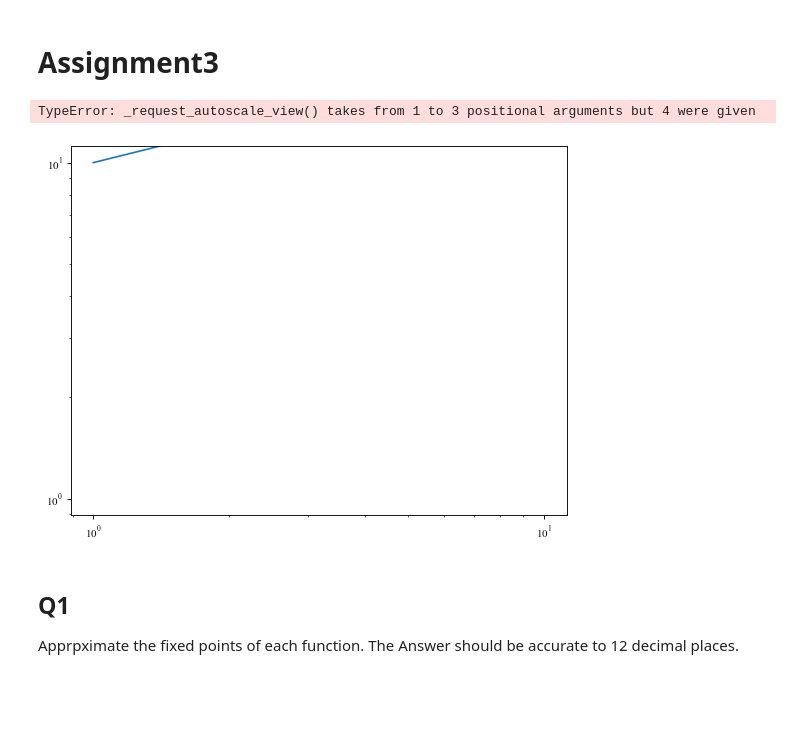
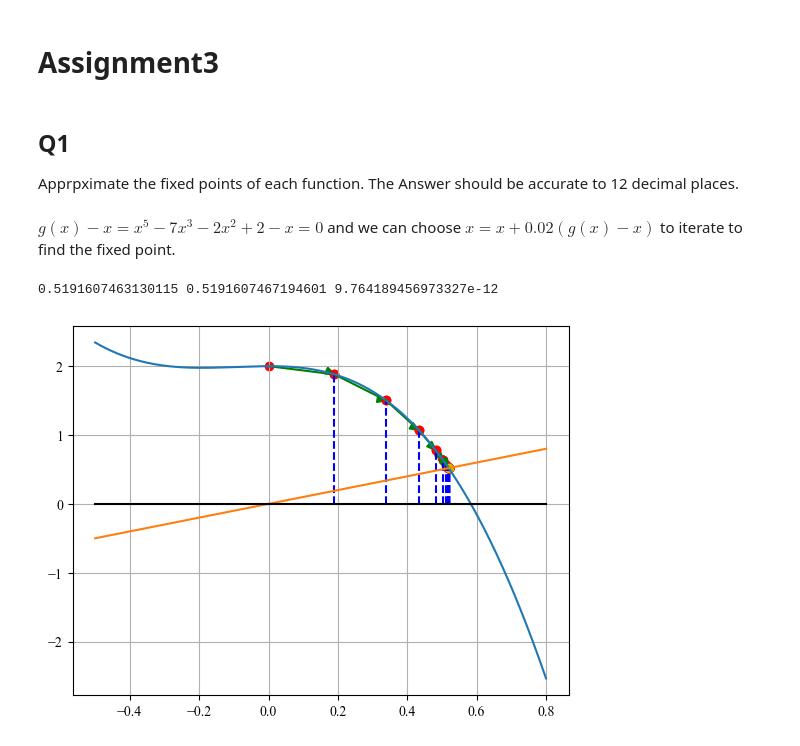
Before and after one commit to Seas00n/Advanced-Numerous-Method-2023, a Jupyter notebook: Assignment3/assignment3.ipynb, the cells around one changed output. Drawn from its saved outputs; the diff is of its cells as text; code cells hidden in the pictures; blank space fills up the shorter version.

```diff
--- a/Assignment3/assignment3.ipynb
+++ b/Assignment3/assignment3.ipynb
@@ -1,13 +1,2 @@
 # %% [markdown]
 # Assignment3
-# %%
-import numpy as np
-import matplotlib.pyplot as plt
-from arrowline import *
-fig = plt.figure(figsize=(8,6),dpi=80)
-ax = fig.add_subplot(1,1,1)
-arrowline(ax,np.array([1,1000]),np.array([10,100]),cosys='loglog')
-arrowline(ax,np.array([2,1000]),np.array([10,1000]),cosys='loglog')
-# %% [output]
-TypeError: _request_autoscale_view() takes from 1 to 3 positional arguments but 4 were given
-[figure, removed]
@@ -16,24 +9,26 @@ TypeError: _request_autoscale_view() takes from 1 to 3 positional arguments but
 Apprpximate the fixed points of each function. The Answer should be accurate to 12 decimal places.
 # %%
 
-def fixed_point_root_finding(fun,x_,x_start,x_end):
+def fixed_point_root_finding(fun,x0,x_start,x_end,lamda = 0.01):
     fig,ax = plt.subplots()
     ax.grid(True)
-    x0 = x_start
-    x1 = fun(x0)
+    x1 = x0+lamda*(fun(x0)-x0)
     error = abs(x1-x0)
     counter = 0
     x_buffer = [x0]
+    last_plot_x0 = x0
+    last_plot_y0 = fun(x0)
     while error>1e-11:
-        x1 = x0-0.01*(fun(x0)-x0)
+        x1 = x0+lamda*(fun(x0)-x0)
         y0 = fun(x0)
         y1 = fun(x1)
         error = abs(x1-x0)
-        if counter%10==0:
-            ax.plot(np.array([x0,x0]),np.array([0,y0]),linestyle='-',color='b')
-            # arrowline(ax,[x0,x1],[y0,y0],style='to_back',arrow_size=1.5,d_frac=0.5)
-            # arrowline(ax,[x1,x1],[y0,y1],style='to_back',arrow_size=1.5,d_frac=0.5)
-            ax.scatter(np.array([x0,x1]),np.array([y0,y1]),color='r')
+        if counter%5==0 and counter>0:
+            ax.plot(np.array([x0,x0]),np.array([0,y0]),linestyle='--',color='b')
+            arrowline(ax,[last_plot_x0,x0],[last_plot_y0,y0],arrow_size=1,d_frac=1,color='g')
+            ax.scatter(np.array([last_plot_x0,x0]),np.array([last_plot_y0,y0]),color='r')
+            last_plot_x0 = x0
+            last_plot_y0 = y0
         if counter%2==0:
             x_buffer.append(x1)
         x0 = x1
@@ -41,14 +36,21 @@ def fixed_point_root_finding(fun,x_,x_start,x_end):
         if counter>1000:
             break
 
-    x_ = np.linspace(min(x_buffer),max(x_buffer),1000)
+    x_ = np.linspace(min(min(x_buffer),x_start),max(x_end,max(x_buffer)),1000)
     y_ = fun(x_)
     ax.plot(x_,y_)
     ax.plot(x_,x_)
+    ax.plot(x_,np.zeros_like(x_),color='black')
+    plt.scatter(x1,fun(x1),color='y')
     return x1,fun(x1),error
-
-def fun1(x_):
-    return x_**5-7*x_**3-2*x_**2+2
-
-p,fp,error = fixed_point_root_finding(fun=fun1,x_=0,x_start=0.5,x_end=0.54)
-print(p,fp,error)
+# %% [markdown]
+$g(x)-x = x^5-7x^3-2x^2+2-x = 0$ and we can choose $ x = x+0.02(g(x)-x)$ to iterate to find the fixed point.
+# %%
+def fun1(x_):
+    return x_**5-7*x_**3-2*x_**2+2
+
+p,fp,error = fixed_point_root_finding(fun=fun1,x0=0,x_start=-0.5,x_end=0.8,lamda=0.02)
+print(p,fp,error)
+# %% [output]
+0.5191607463130115 0.5191607467194601 9.764189456973327e-12
+[figure, added]
```
Also changed, not shown: parts of 17 cells of this notebook, 3 other files.
